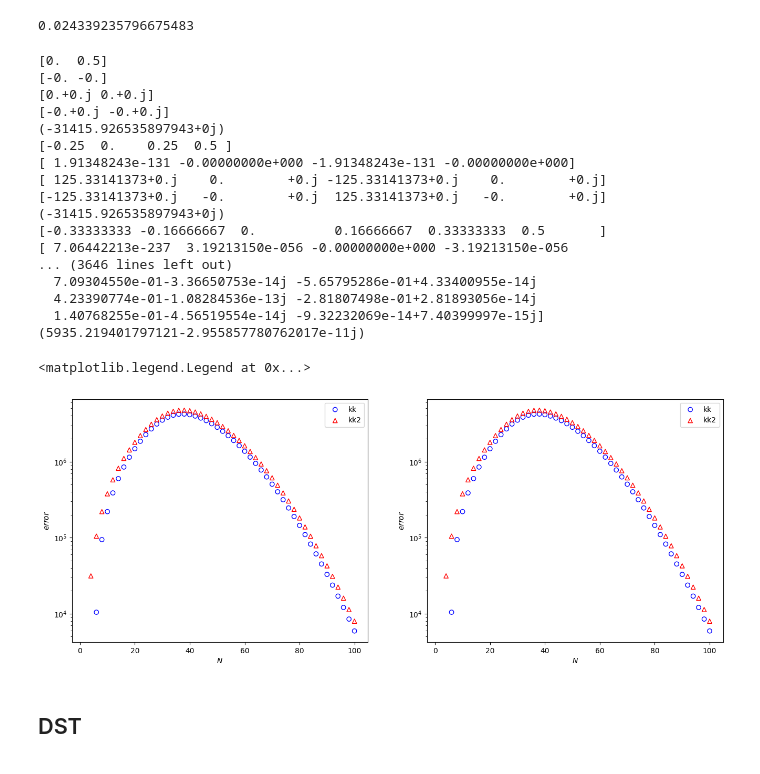
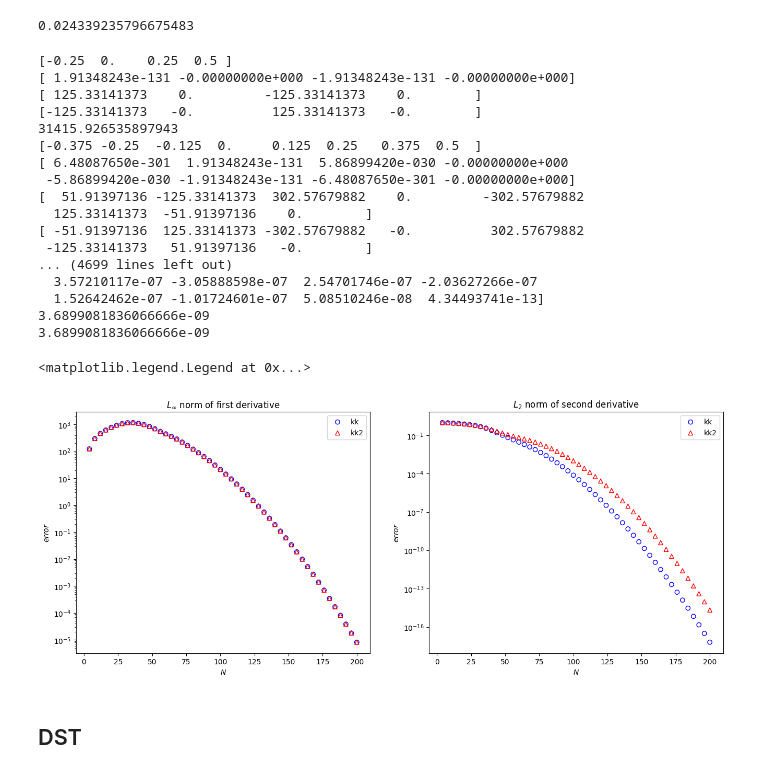
Before and after one commit to andrewholmberg/math_550_numerical_pdes, a Jupyter notebook: Homework 4/homework.ipynb, the cells around one changed output. Drawn from its saved outputs; the diff is of its cells as text; code cells hidden in the pictures.

```diff
--- a/Homework 4/homework.ipynb
+++ b/Homework 4/homework.ipynb
@@ -77,10 +77,12 @@ import matplotlib.pyplot as plt
 q = 20
 p = 40
 nn = np.linspace(2,q,p)//1
-nn = [2+2*i for i in range(50)]
+nn = [4+4*i for i in range(50)]
 nn = [int(nn[i]) for i in range(len(nn))]
-ls = list()
-ls1 = list()
+lsx = list()
+lsx1 = list()
+lsxx  = list()
+lsxx1 = list()
 for N in nn:
     # Parameters
     a = -0.5
@@ -130,11 +132,11 @@ for N in nn:
     fft_f = np.fft.fft(f_values)  # Compute FFT of f(x)
 
     # Compute second derivatives
-    # d_xx_fft_1 = np.fft.ifft((ik**2).flatten() * fft_f)  # Second derivative using ik
-    # d_xx_fft_2 = np.fft.ifft((ik2**2).flatten() * fft_f)  # Second derivative using ik2
+    d_xx_fft_1 = np.fft.ifft((ik**2).flatten() * fft_f).real # Second derivative using ik
+    d_xx_fft_2 = np.fft.ifft((ik2**2).flatten() * fft_f).real  # Second derivative using ik2
 
-    d_x_fft_1 = np.fft.ifft((ik).flatten() * np.fft.fft(f(x)))  # Second derivative using ik
-    d_x_fft_2 = np.fft.ifft((ik2).flatten() * np.fft.fft(f(x)))  # Second derivative using ik2
+    d_x_fft_1 = np.fft.ifft((ik).flatten() * np.fft.fft(f(x))).real  # Second derivative using ik
+    d_x_fft_2 = np.fft.ifft((ik2).flatten() * np.fft.fft(f(x))).real  # Second derivative using ik2
 
 
     d_xx_exact = d2_f(x)
@@ -144,50 +146,54 @@ for N in nn:
     print(d_x_fft_1)
     print(d_x_exact - d_x_fft_1)
     print(np.sum(( d_x_exact-d_x_fft_2)**2))
-    # ls.append(np.mean(np.sum(( d_xx_exact-d_xx_fft_2)**2)/np.sum((d_xx_exact**2))))
-    # ls1.append(np.mean(np.sum(( d_xx_exact-d_xx_fft_1)**2)/np.sum((d_xx_exact**2))))
+    lsxx.append(np.mean(np.sum(( d_xx_exact-d_xx_fft_2)**2) /np.sum((d_xx_exact**2))))
+    lsxx1.append(np.mean(np.sum(( d_xx_exact-d_xx_fft_1)**2)/np.sum((d_xx_exact**2))))
 
-    ls.append(np.mean(np.sum(( d_x_exact-d_x_fft_2)**2)))
-    ls1.append(np.mean(np.sum(( d_x_exact-d_x_fft_1)**2)))
+    lsx.append(np.mean(np.max(np.abs( d_x_exact-d_x_fft_2))))# /np.sum(((d_x_exact)**2))
+    lsx1.append(np.mean(np.max(np.abs( d_x_exact-d_x_fft_1))))#/np.sum(((d_x_exact)**2))
+print(np.sum(( d_x_exact-d_x_fft_2)**2))
 # %% [output]
-[0.  0.5]
-[-0. -0.]
-[0.+0.j 0.+0.j]
-[-0.+0.j -0.+0.j]
-(-31415.926535897943+0j)
 [-0.25  0.    0.25  0.5 ]
 [ 1.91348243e-131 -0.00000000e+000 -1.91348243e-131 -0.00000000e+000]
-[ 125.33141373+0.j    0.        +0.j -125.33141373+0.j    0.        +0.j]
-[-125.33141373+0.j   -0.        +0.j  125.33141373+0.j   -0.        +0.j]
-(-31415.926535897943+0j)
-[-0.33333333 -0.16666667  0.          0.16666667  0.33333333  0.5       ]
-[ 7.06442213e-237  3.19213150e-056 -0.00000000e+000 -3.19213150e-056
-... (3646 lines left out)
-  7.09304550e-01-3.36650753e-14j -5.65795286e-01+4.33400955e-14j
-  4.23390774e-01-1.08284536e-13j -2.81807498e-01+2.81893056e-14j
-  1.40768255e-01-4.56519554e-14j -9.32232069e-14+7.40399997e-15j]
-(5935.219401797121-2.955857780762017e-11j)
+[ 125.33141373    0.         -125.33141373    0.        ]
+[-125.33141373   -0.          125.33141373   -0.        ]
+31415.926535897943
+[-0.375 -0.25  -0.125  0.     0.125  0.25   0.375  0.5  ]
+[ 6.48087650e-301  1.91348243e-131  5.86899420e-030 -0.00000000e+000
+ -5.86899420e-030 -1.91348243e-131 -6.48087650e-301 -0.00000000e+000]
+[  51.91397136 -125.33141373  302.57679882    0.         -302.57679882
+  125.33141373  -51.91397136    0.        ]
+[ -51.91397136  125.33141373 -302.57679882   -0.          302.57679882
+ -125.33141373   51.91397136   -0.        ]
+... (4699 lines left out)
+  3.57210117e-07 -3.05888598e-07  2.54701746e-07 -2.03627266e-07
+  1.52642462e-07 -1.01724601e-07  5.08510246e-08  4.34493741e-13]
+3.6899081836066666e-09
+3.6899081836066666e-09
 # %%
 fig,(ax1,ax2) = plt.subplots(1,2,figsize = (16,6))
 
 
-ax1.scatter(nn,ls,marker = 'o',facecolor='none' , edgecolors= 'blue',label = 'kk')
-ax1.scatter(nn,ls1,marker = '^',facecolor='none', edgecolors= 'red',label = 'kk2')
+ax1.scatter(nn,lsx,marker = 'o',facecolor='none' , edgecolors= 'blue',label = 'kk')
+ax1.scatter(nn,lsx1,marker = '^',facecolor='none', edgecolors= 'red',label = 'kk2')
 ax1.set_yscale('log')
 ax1.set_xlabel(r'$N$')
 ax1.set_ylabel(r'$error$')
+ax1.set_title(r'$L_{\infty}$ norm of first derivative')
 ax1.legend()
 
-ax2.scatter(nn,ls,marker = 'o',facecolor='none' , edgecolors= 'blue',label = 'kk')
-ax2.scatter(nn,ls1,marker = '^',facecolor='none', edgecolors= 'red',label = 'kk2')
+ax2.scatter(nn,lsxx,marker = 'o',facecolor='none' , edgecolors= 'blue',label = 'kk')
+ax2.scatter(nn,lsxx1,marker = '^',facecolor='none', edgecolors= 'red',label = 'kk2')
 ax2.set_yscale('log')
 ax2.set_xlabel(r'$N$')
 ax2.set_ylabel(r'$error$')
+ax2.set_title(r'$L_2$ norm of second derivative')
+
 ax2.legend()
 # ax.set_yscale('log')
 # %% [output]
 <matplotlib.legend.Legend at 0x...>
-[figure, old version]
+[figure, new version]
 # %% [markdown]
 ## DST
 # %% [markdown]
```
